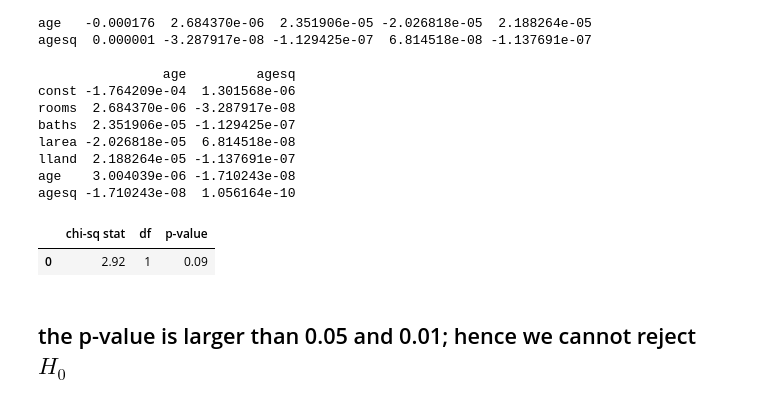
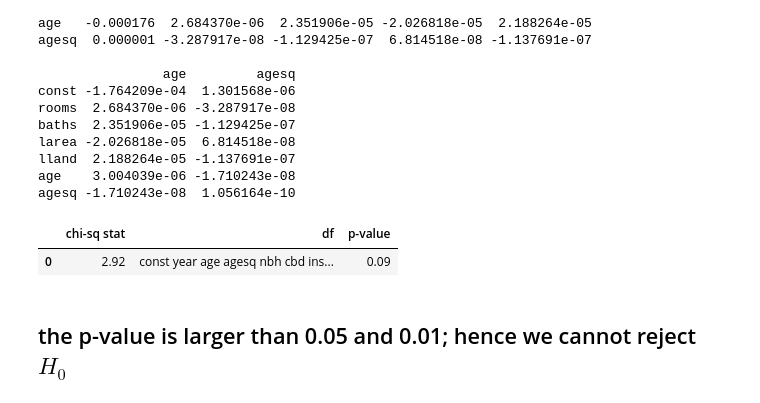
Before and after one commit to ZM601/regression_analysis, a Jupyter notebook: A1/Python_21S2.ipynb, the cells around one changed output. Saved outputs shown, nothing was run; the diff lists cells and outputs as text; code cells hidden in the pictures.

```diff
--- a/A1/Python_21S2.ipynb
+++ b/A1/Python_21S2.ipynb
@@ -298,20 +298,20 @@ lland  2.188264e-05 -1.137691e-07
 age    3.004039e-06 -1.710243e-08
 agesq -1.710243e-08  1.056164e-10
 # %%
-df = 1
+df_t = 1
 chi2 = np.dot((b-B).T, la.inv(v_b - v_B).dot(b - B))
 
-pval = stats.chi2.sf(chi2, df)
+pval = stats.chi2.sf(chi2, df_t)
 
 
 dict = {'chi-sq stat' : [chi2],
         'df' : [df],
         'p-value' : [pval]}
 Hausman_df = pd.DataFrame(dict)
 Hausman_df.round(2)
 # %% [output]
 |  | chi-sq stat | df | p-value |
-| 0 | 2.92 | 1 | 0.09 |
+| 0 | 2.92 | const year age agesq nbh cbd ins... | 0.09 |
 # %% [markdown]
 ## the p-value is larger than 0.05 and 0.01; hence we cannot reject $H_0$
 # %% [markdown]
```
Also changed, not shown: parts of 5 cells of this notebook, 1 other file.
